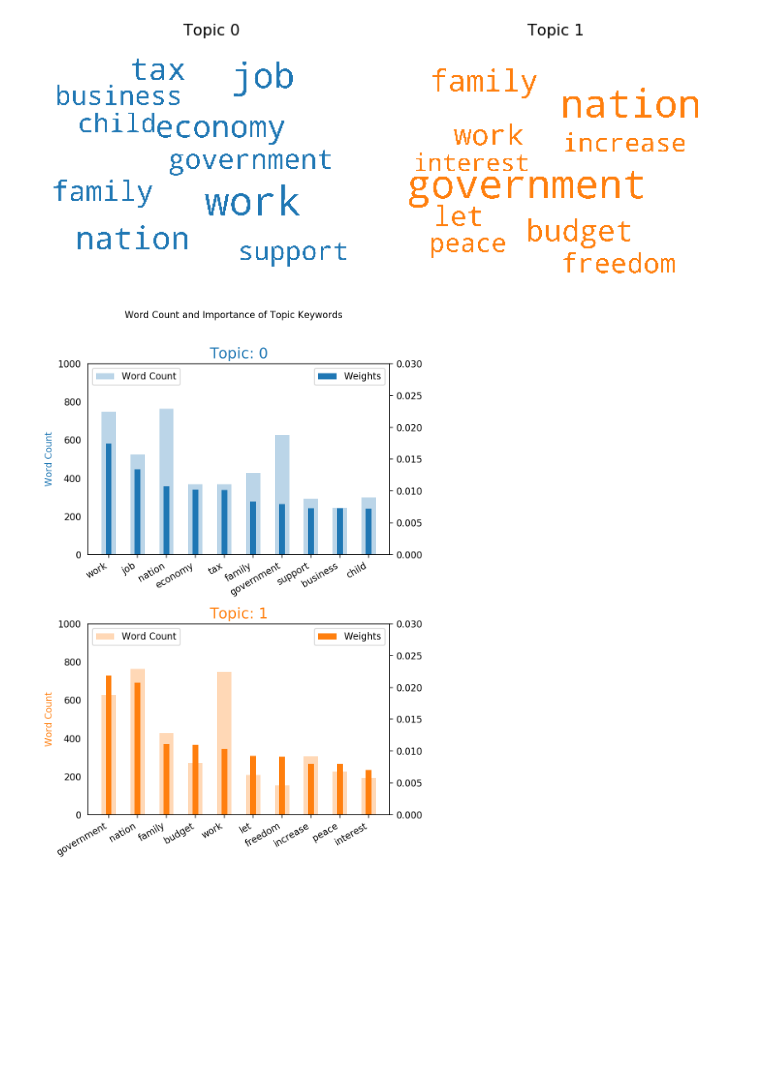
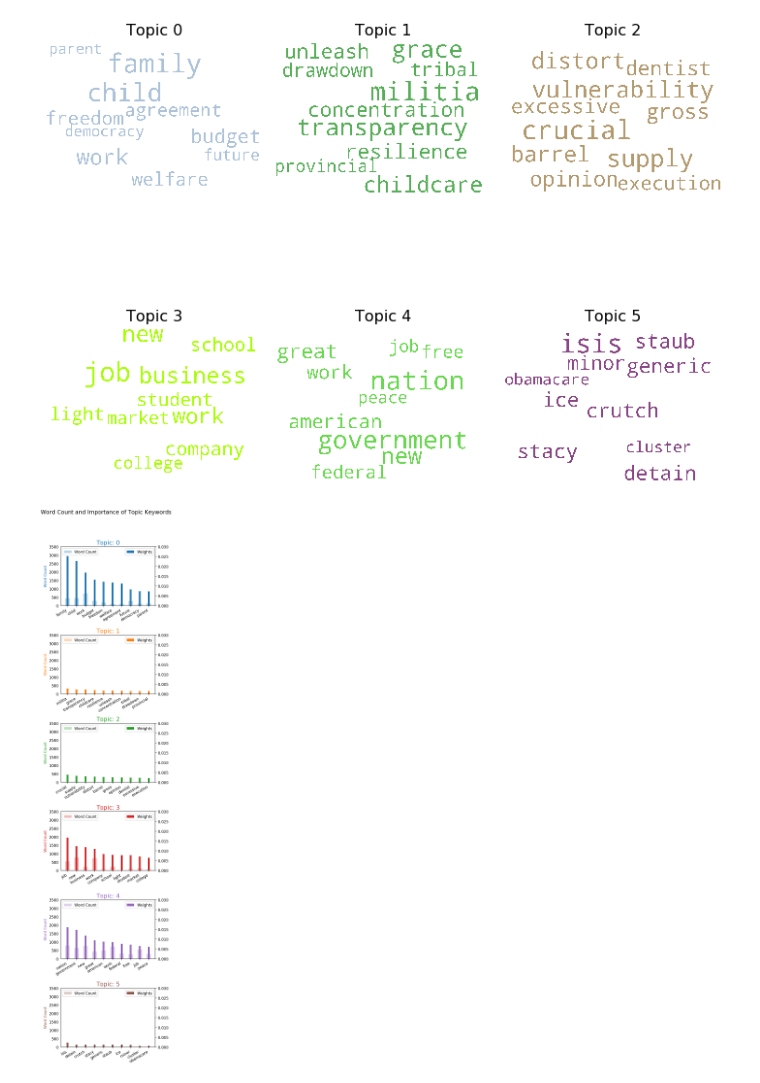
Before and after one commit to data2al/nlp_project, a Jupyter notebook: 5 - Topic Modeling Continued.ipynb, the cells around one changed output. Cells and saved outputs as stored; diff of their text form; code cells hidden in the pictures; blank space fills up the shorter version.

```diff
--- a/5 - Topic Modeling Continued.ipynb
+++ b/5 - Topic Modeling Continued.ipynb
@@ -25,12 +25,11 @@ stop_words.extend(['from','program','country', 'help', 'time', 'world',\
 warnings.filterwarnings("ignore",category=DeprecationWarning)
 logging.basicConfig(format='%(asctime)s : %(levelname)s : %(message)s', level=logging.ERROR)
 # %%
-# In order to increase the accuracy of the topic models, we will pull out all nouns instead this time.
 from nltk import word_tokenize, pos_tag
 
 def nouns(text):
     '''Given a string of text, tokenize the text and pull out only the nouns.'''
-    is_noun = lambda pos: pos[:2] == 'NN'
+    is_noun = lambda pos: pos[:2] == 'NN' or pos[:2] == 'JJ'
     tokenized = word_tokenize(text)
     all_nouns = [word for (word, pos) in pos_tag(tokenized) if is_noun(pos)]
     return ' '.join(all_nouns)
@@ -71,7 +70,7 @@ bigram_mod = gensim.models.phrases.Phraser(bigram)
 trigram_mod = gensim.models.phrases.Phraser(trigram)
 
 # !python3 -m spacy download en  # run in terminal once
-def process_words(texts, stop_words=stop_words, allowed_postags=['NOUN', 'ADJ', 'VERB', 'ADV']):
+def process_words(texts, stop_words=stop_words, allowed_postags=['NOUN', 'ADJ']):
     """Remove Stopwords, Form Bigrams, Trigrams and Lemmatization"""
     texts = [[word for word in simple_preprocess(str(doc)) if word not in stop_words] for doc in texts]
     texts = [bigram_mod[doc] for doc in texts]
@@ -116,0 +148,9 @@ pprint(lda_model.print_topics())
+# %%
+# Show graph
+limit=40; start=2; step=6;
+x = range(start, limit, step)
+plt.plot(x, coherence_values)
+plt.xlabel("Num Topics")
+plt.ylabel("Coherence score")
+plt.legend(("coherence_values"), loc='best')
+plt.show()
@@ -116,0 +213,20 @@ pprint(lda_model.print_topics())
+# %%
+# Create Dictionary
+id2word = corpora.Dictionary(data_ready)
+
+# Create Corpus: Term Document Frequency
+corpus = [id2word.doc2bow(text) for text in data_ready]
+
+# Build LDA model
+lda_model = gensim.models.ldamodel.LdaModel(corpus=corpus,
+                                           id2word=id2word,
+                                           num_topics=6,
+                                           random_state=100,
+                                           update_every=1,
+                                           chunksize=10,
+                                           passes=10,
+                                           alpha='symmetric',
+                                           iterations=1000,
+                                           per_word_topics=True)
+
+pprint(lda_model.print_topics())
@@ -187,37 +321,38 @@ from matplotlib import pyplot as plt
 from wordcloud import WordCloud, STOPWORDS
 import matplotlib.colors as mcolors
 
-cols = [color for name, color in mcolors.TABLEAU_COLORS.items()]  # more colors: 'mcolors.XKCD_COLORS'
+# only includes 10 colors
+cols = [color for name, color in mcolors.XKCD_COLORS.items()]  # more colors: 'mcolors.TABLEAU_COLORS'
 
 cloud = WordCloud(stopwords=stop_words,
                   background_color='white',
                   width=2500,
                   height=1800,
                   max_words=10,
                   colormap='tab10',
                   color_func=lambda *args, **kwargs: cols[i],
                   prefer_horizontal=1.0)
 
-topics = lda_model.show_topics(formatted=False)
+topics = lda_model.show_topics(formatted=False,num_topics=14)
 
-fig, axes = plt.subplots(1, 2, figsize=(10,10), sharex=True, sharey=True)
+fig, axes = plt.subplots(2, 3, figsize=(10,10), sharex=True, sharey=True)
 
 for i, ax in enumerate(axes.flatten()):
     fig.add_subplot(ax)
     topic_words = dict(topics[i][1])
     cloud.generate_from_frequencies(topic_words, max_font_size=300)
     plt.gca().imshow(cloud)
     plt.gca().set_title('Topic ' + str(i), fontdict=dict(size=16))
     plt.gca().axis('off')
 
 
 plt.subplots_adjust(wspace=0, hspace=0)
 plt.axis('off')
 plt.margins(x=0, y=0)
 plt.tight_layout()
 plt.show()
 # %% [output]
-[figure, old version]
+[figure, new version]
 # %%
 from collections import Counter
 topics = lda_model.show_topics(formatted=False)
@@ -232,24 +367,24 @@ for i, topic in topics:
 df = pd.DataFrame(out, columns=['word', 'topic_id', 'importance', 'word_count'])
 
 # Plot Word Count and Weights of Topic Keywords
-fig, axes = plt.subplots(2, 1, figsize=(6,8), sharey=True, dpi=160)
+fig, axes = plt.subplots(6, 1, figsize=(5,20), sharey=True, dpi=160)
 cols = [color for name, color in mcolors.TABLEAU_COLORS.items()]
 for i, ax in enumerate(axes.flatten()):
     ax.bar(x='word', height="word_count", data=df.loc[df.topic_id==i, :], color=cols[i], width=0.5, alpha=0.3, label='Word Count')
     ax_twin = ax.twinx()
     ax_twin.bar(x='word', height="importance", data=df.loc[df.topic_id==i, :], color=cols[i], width=0.2, label='Weights')
     ax.set_ylabel('Word Count', color=cols[i])
-    ax_twin.set_ylim(0, 0.030); ax.set_ylim(0,1000)
+    ax_twin.set_ylim(0, 0.030); ax.set_ylim(0, 3500)
     ax.set_title('Topic: ' + str(i), color=cols[i], fontsize=16)
     ax.tick_params(axis='y', left=False)
     ax.set_xticklabels(df.loc[df.topic_id==i, 'word'], rotation=30, horizontalalignment= 'right')
     ax.legend(loc='upper left'); ax_twin.legend(loc='upper right')
 
 fig.tight_layout(w_pad=2)
-fig.suptitle('Word Count and Importance of Topic Keywords', fontsize=10, y=1.05)
+fig.suptitle('Word Count and Importance of Topic Keywords', fontsize=15, y=1.05)
 plt.show()
 # %% [output]
-[figure, old version]
+[figure, new version]
 # %%
 # Sentence Coloring of N Sentences
 from matplotlib.patches import Rectangle
```
Also changed, not shown: parts of 21 cells of this notebook, 1 other file.
